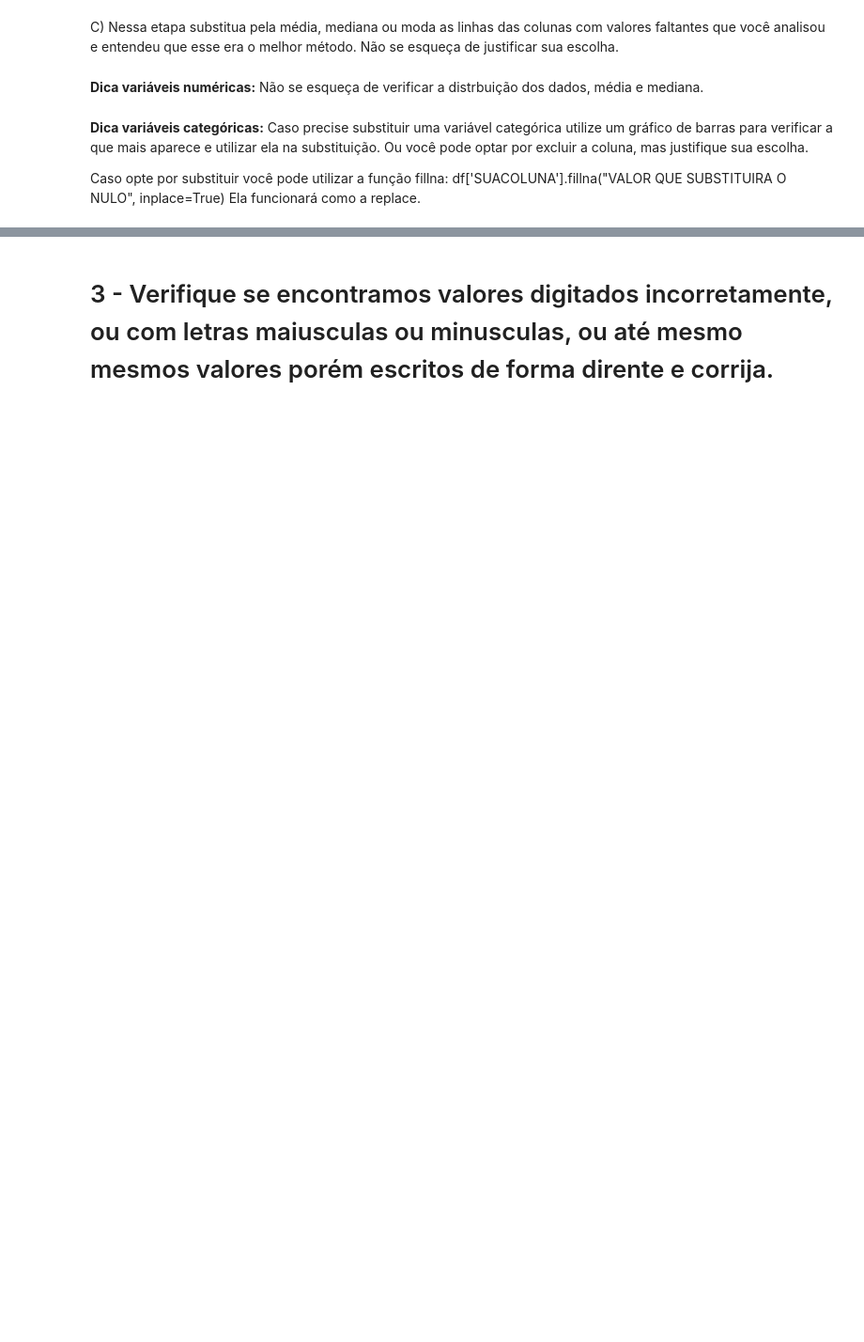
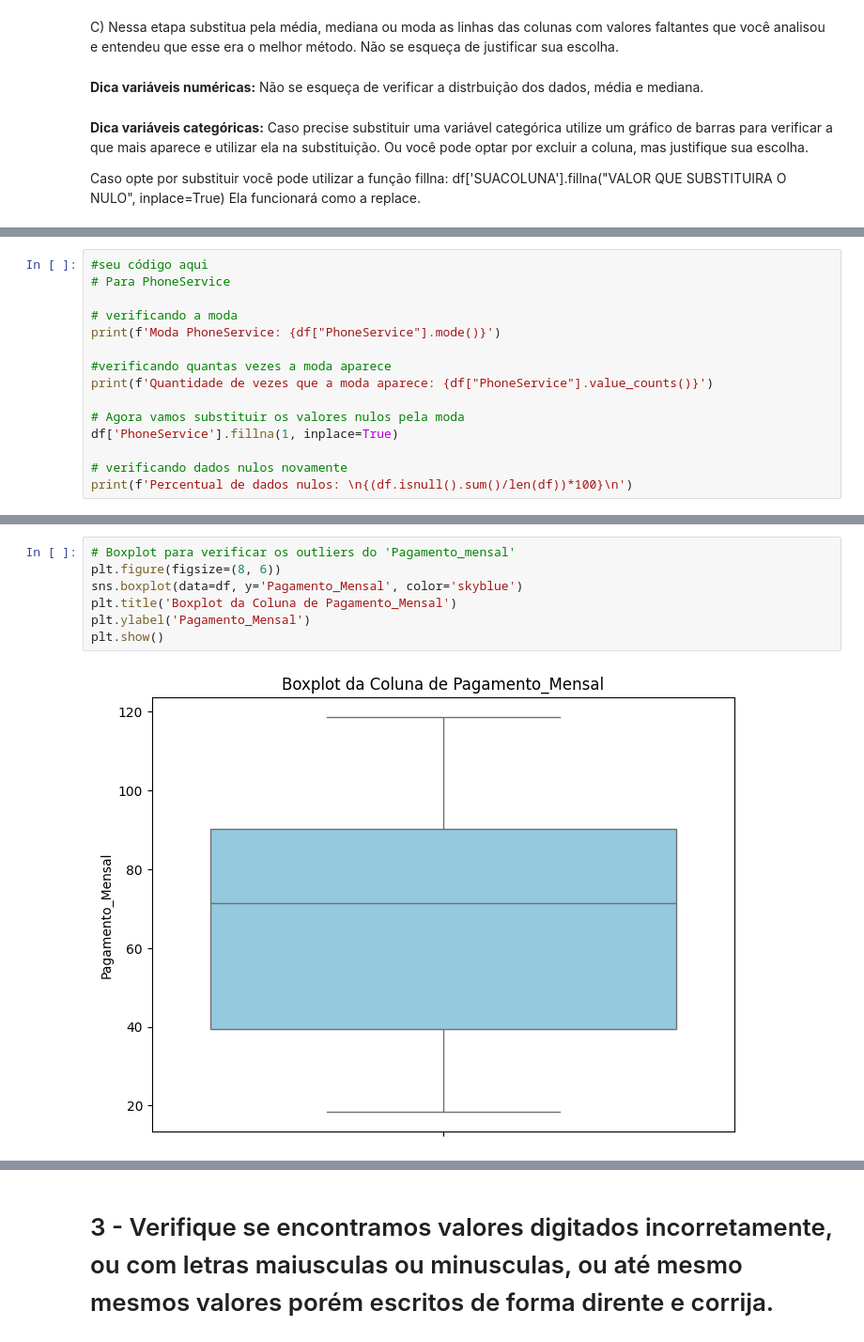
Before and after one commit to Rafarosa/ciencia_de_dados_v2, a Jupyter notebook: 05 - Pré-Modelagem/01 - Pré Processamento dos Dados - A primeira etapa Pré Modelagem/Pratica/Profissao Cientista de Dados M14 Pratique.ipynb, the cells around one changed output, grey strips where cells are left out. Shown: that part at 94% size. Saved outputs shown, nothing was run; the diff lists cells and outputs as text; blank space fills up the shorter version.

```diff
--- a/05 - Pré-Modelagem/01 - Pré Processamento dos Dados - A primeira etapa Pré Modelagem/Pratica/Profissao Cientista de Dados M14 Pratique.ipynb
+++ b/05 - Pré-Modelagem/01 - Pré Processamento dos Dados - A primeira etapa Pré Modelagem/Pratica/Profissao Cientista de Dados M14 Pratique.ipynb
@@ -209,0 +248,15 @@ Ela funcionará como a replace.
+# %%
+#seu código aqui
+# Para PhoneService
+
+# verificando a moda
+print(f'Moda PhoneService: {df["PhoneService"].mode()}')
+
+#verificando quantas vezes a moda aparece
+print(f'Quantidade de vezes que a moda aparece: {df["PhoneService"].value_counts()}')
+
+# Agora vamos substituir os valores nulos pela moda
+df['PhoneService'].fillna(1, inplace=True)
+
+# verificando dados nulos novamente
+print(f'Percentual de dados nulos: \n{(df.isnull().sum()/len(df))*100}\n')
@@ -209,0 +299,9 @@ Ela funcionará como a replace.
+# %%
+# Boxplot para verificar os outliers do 'Pagamento_mensal'
+plt.figure(figsize=(8, 6))
+sns.boxplot(data=df, y='Pagamento_Mensal', color='skyblue')
+plt.title('Boxplot da Coluna de Pagamento_Mensal')
+plt.ylabel('Pagamento_Mensal')
+plt.show()
+# %% [output]
+[figure, added]
```
Also changed, not shown: parts of 15 cells of this notebook.
